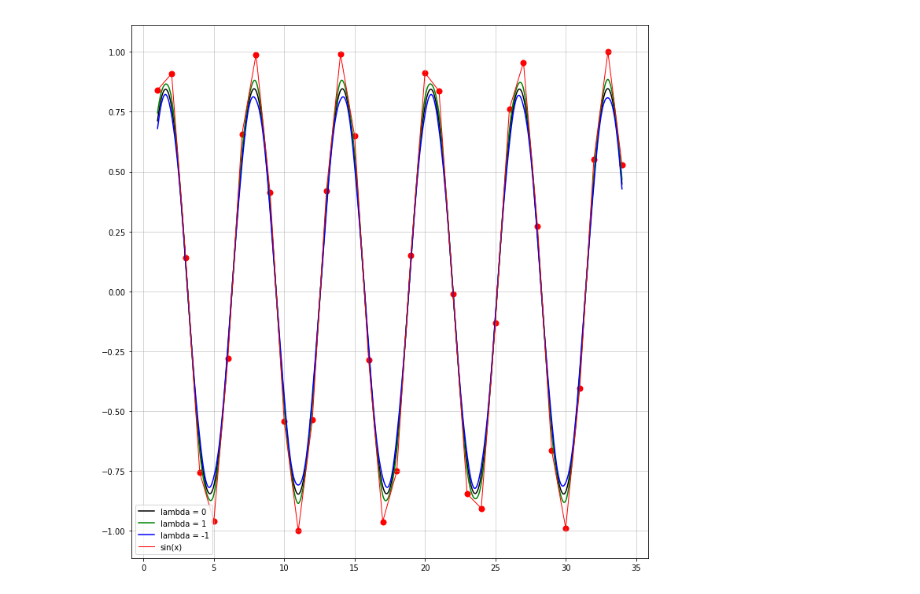
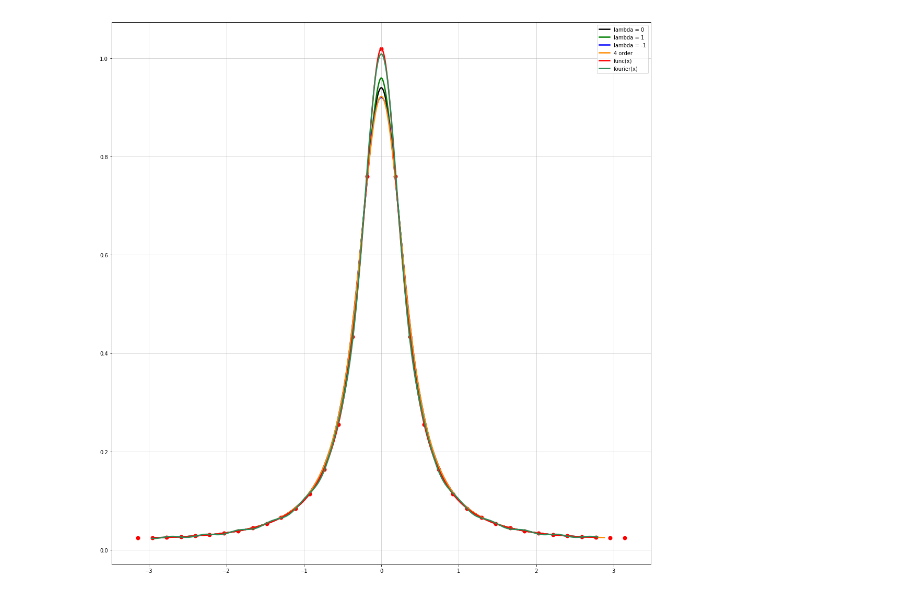
Before and after one commit to subake/NobanoFF, a Jupyter notebook: B-spline_automatic_fill.ipynb, the cells around one changed output. Saved outputs shown, nothing was run; the diff lists cells and outputs as text; code cells hidden in the pictures.

```diff
--- a/B-spline_automatic_fill.ipynb
+++ b/B-spline_automatic_fill.ipynb
@@ -8,12 +23,10 @@ import matplotlib.pyplot as plt
 # %%
-n_test = 34
+x_d = np.zeros(n_test + 1)
+y_d = np.zeros(n_test + 1)
 
-x_d = np.zeros(n_test)
-y_d = np.zeros(n_test)
-
-for i in range(n_test):
-    x_d[i] = i + 1
-    y_d[i] = np.sin(i + 1)
+for i in range(-int(n_test/2), int(n_test/2) + 1):
+    x_d[i + int(n_test/2)] = np.pi * 2*i/n_test
+    y_d[i + int(n_test/2) ] = func(x_d[i + int(n_test/2)])
 
 x_30 = np.empty(0)
 y_30 = np.empty(0)
@@ -47,25 +60,45 @@ for line in fl:
     y_3n1 = np.concatenate((y_3n1, [float(tmp[1])]), axis = 0)
 
 fl.close()
+
+x_4 = np.empty(0)
+y_4 = np.empty(0)
+
+fl = open("test(4).txt", "r")
+for line in fl:
+    tmp = line.split(" ")
+    x_4 = np.concatenate((x_4, [float(tmp[0])]), axis = 0)
+    y_4 = np.concatenate((y_4, [float(tmp[1])]), axis = 0)
+
+fl.close()
+
+y_extra_1 = []
+y_extra_2 = []
+
+for x in x_30:
+    y_extra_1.append(func(x))
+    y_extra_2.append(fourier(x))
 # %%
-fig = plt.figure(figsize = (10, 10))
+fig = plt.figure(figsize = (15, 15))
 ax = fig.add_subplot(111)
 
 linestyles = ['-', '--', '-.']
 grlinecolors = ['#000000', '#555555', '#aaaaaa']
 linecolors = ['#000000', '#3163e1', '#ff9b2f']
 
-ax.plot(x_30, y_30, lw = 1.5, color = 'k', label = 'lambda = 0')
-ax.plot(x_31, y_31, lw = 1.5, color = 'g', label = 'lambda = 1')
-ax.plot(x_3n1, y_3n1, lw = 1.5, color = 'b', label = 'lambda = -1')
-ax.plot(x_d, np.sin(x_d), lw = 1.0, color = 'r', label = 'sin(x)')
+ax.plot(x_30, y_30, lw = 2.5, color = 'k', label = 'lambda = 0')
+ax.plot(x_31, y_31, lw = 2.5, color = 'g', label = 'lambda = 1')
+ax.plot(x_3n1, y_3n1, lw = 2.5, color = 'b', label = 'lambda = -1')
+ax.plot(x_4, y_4, lw = 2.5, color = 'darkorange', label = '4 order')
+ax.plot(x_30, y_extra_1, lw = 2.5, color = 'r', label = 'func(x)')
+ax.plot(x_30, y_extra_2, lw = 2.5, color = 'seagreen', label = 'fourier(x)')
 ax.scatter(x_d, y_d, lw = 2, color = 'r')
 
 
 #ax.axis('equal')
 plt.grid(True, linewidth = 0.5)
 plt.tight_layout()
 plt.legend()
 plt.show()
 # %% [output]
-[figure, old version]
+[figure, new version]
```
Also changed, not shown: parts of 2 cells of this notebook.
